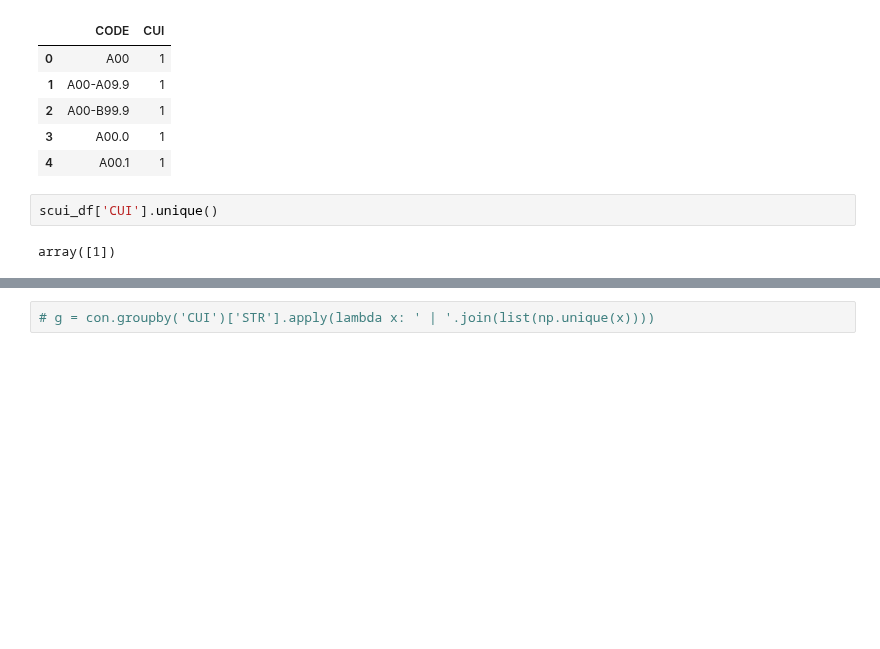
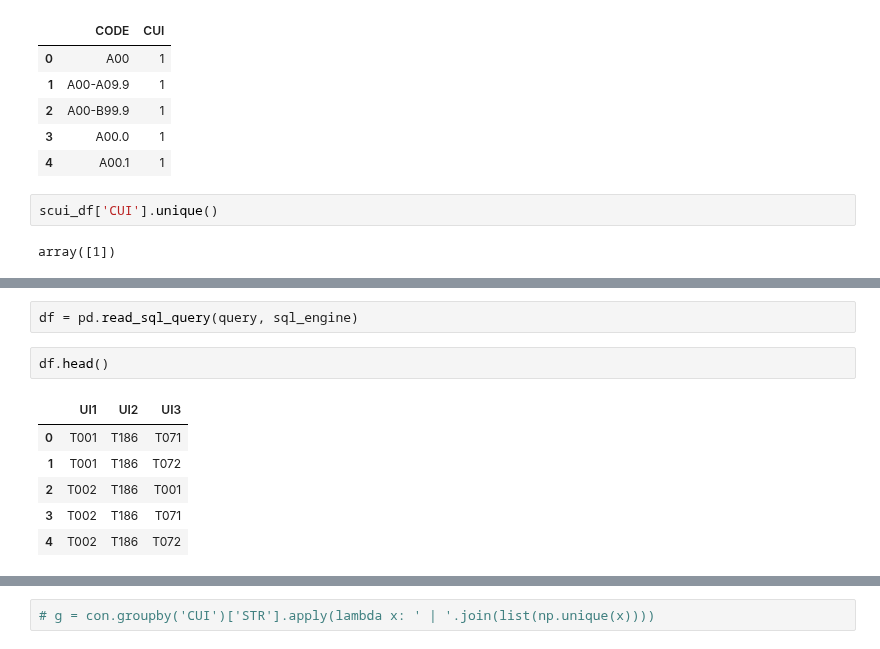
Before and after one commit to wtgme/snomed, a Jupyter notebook: umls.ipynb, the cells around one changed output, grey strips where cells are left out. Cells and saved outputs as stored; diff of their text form; blank space fills up the shorter version.

```diff
--- a/umls.ipynb
+++ b/umls.ipynb
@@ -449,0 +453,11 @@ df.head()
+# %%
+df = pd.read_sql_query(query, sql_engine)
+# %%
+df.head()
+# %% [output]
+|  | UI1 | UI2 | UI3 |
+| 0 | T001 | T186 | T071 |
+| 1 | T001 | T186 | T072 |
+| 2 | T002 | T186 | T001 |
+| 3 | T002 | T186 | T071 |
+| 4 | T002 | T186 | T072 |
```
Also changed, not shown: parts of 30 cells of this notebook, 3 other files.
